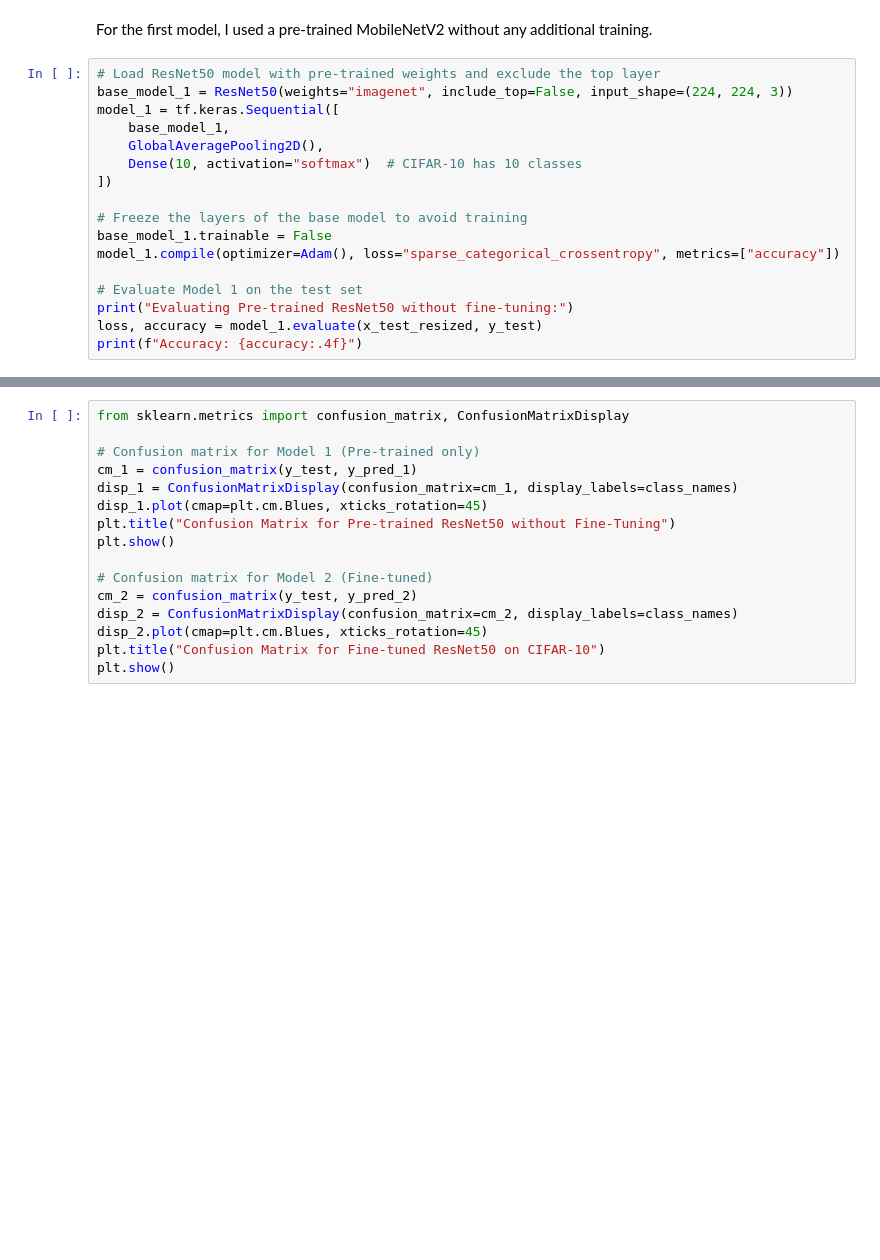
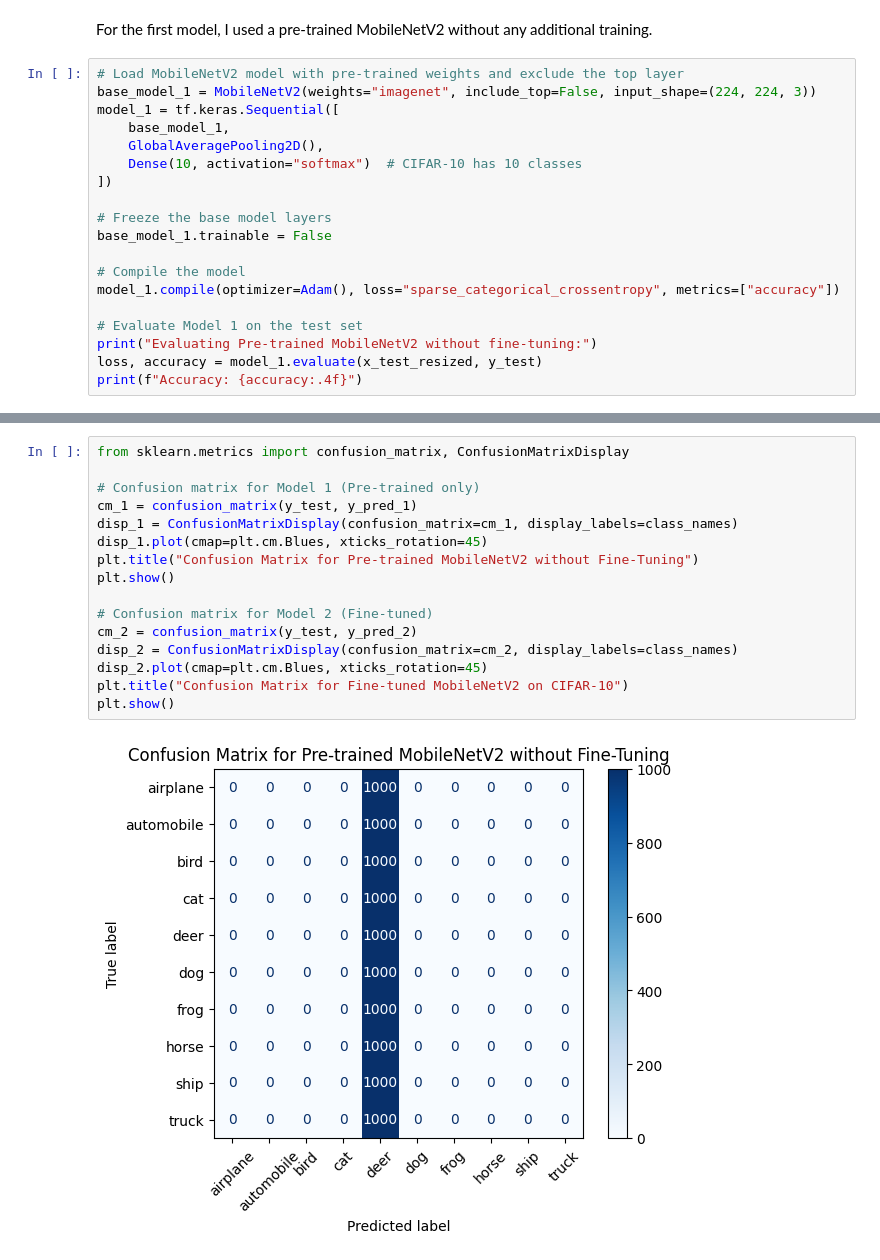
Before and after one commit to Agod1/Angular-AlbumStoreProductPage, a Jupyter notebook: compare_models_tensorflow.ipynb, the cells around one changed output, grey strips where cells are left out. Cells and saved outputs as stored; diff of their text form; blank space fills up the shorter version.

```diff
--- a/compare_models_tensorflow.ipynb
+++ b/compare_models_tensorflow.ipynb
@@ -35,20 +38,22 @@ x_test_resized = tf.keras.applications.mobilenet_v2.preprocess_input(x_test_resi
 # %% [markdown]
 For the first model, I used a pre-trained MobileNetV2 without any additional training.
 # %%
-# Load ResNet50 model with pre-trained weights and exclude the top layer
-base_model_1 = ResNet50(weights="imagenet", include_top=False, input_shape=(224, 224, 3))
+# Load MobileNetV2 model with pre-trained weights and exclude the top layer
+base_model_1 = MobileNetV2(weights="imagenet", include_top=False, input_shape=(224, 224, 3))
 model_1 = tf.keras.Sequential([
     base_model_1,
     GlobalAveragePooling2D(),
     Dense(10, activation="softmax")  # CIFAR-10 has 10 classes
 ])
 
-# Freeze the layers of the base model to avoid training
+# Freeze the base model layers
 base_model_1.trainable = False
+
+# Compile the model
 model_1.compile(optimizer=Adam(), loss="sparse_categorical_crossentropy", metrics=["accuracy"])
 
 # Evaluate Model 1 on the test set
-print("Evaluating Pre-trained ResNet50 without fine-tuning:")
+print("Evaluating Pre-trained MobileNetV2 without fine-tuning:")
 loss, accuracy = model_1.evaluate(x_test_resized, y_test)
 print(f"Accuracy: {accuracy:.4f}")
 # %% [output]
@@ -122,16 +136,18 @@ plt.show()
 # %%
 from sklearn.metrics import confusion_matrix, ConfusionMatrixDisplay
 
 # Confusion matrix for Model 1 (Pre-trained only)
 cm_1 = confusion_matrix(y_test, y_pred_1)
 disp_1 = ConfusionMatrixDisplay(confusion_matrix=cm_1, display_labels=class_names)
 disp_1.plot(cmap=plt.cm.Blues, xticks_rotation=45)
-plt.title("Confusion Matrix for Pre-trained ResNet50 without Fine-Tuning")
+plt.title("Confusion Matrix for Pre-trained MobileNetV2 without Fine-Tuning")
 plt.show()
 
 # Confusion matrix for Model 2 (Fine-tuned)
 cm_2 = confusion_matrix(y_test, y_pred_2)
 disp_2 = ConfusionMatrixDisplay(confusion_matrix=cm_2, display_labels=class_names)
 disp_2.plot(cmap=plt.cm.Blues, xticks_rotation=45)
-plt.title("Confusion Matrix for Fine-tuned ResNet50 on CIFAR-10")
+plt.title("Confusion Matrix for Fine-tuned MobileNetV2 on CIFAR-10")
 plt.show()
+# %% [output]
+[figure, added]
```
Also changed, not shown: parts of 10 cells of this notebook.
